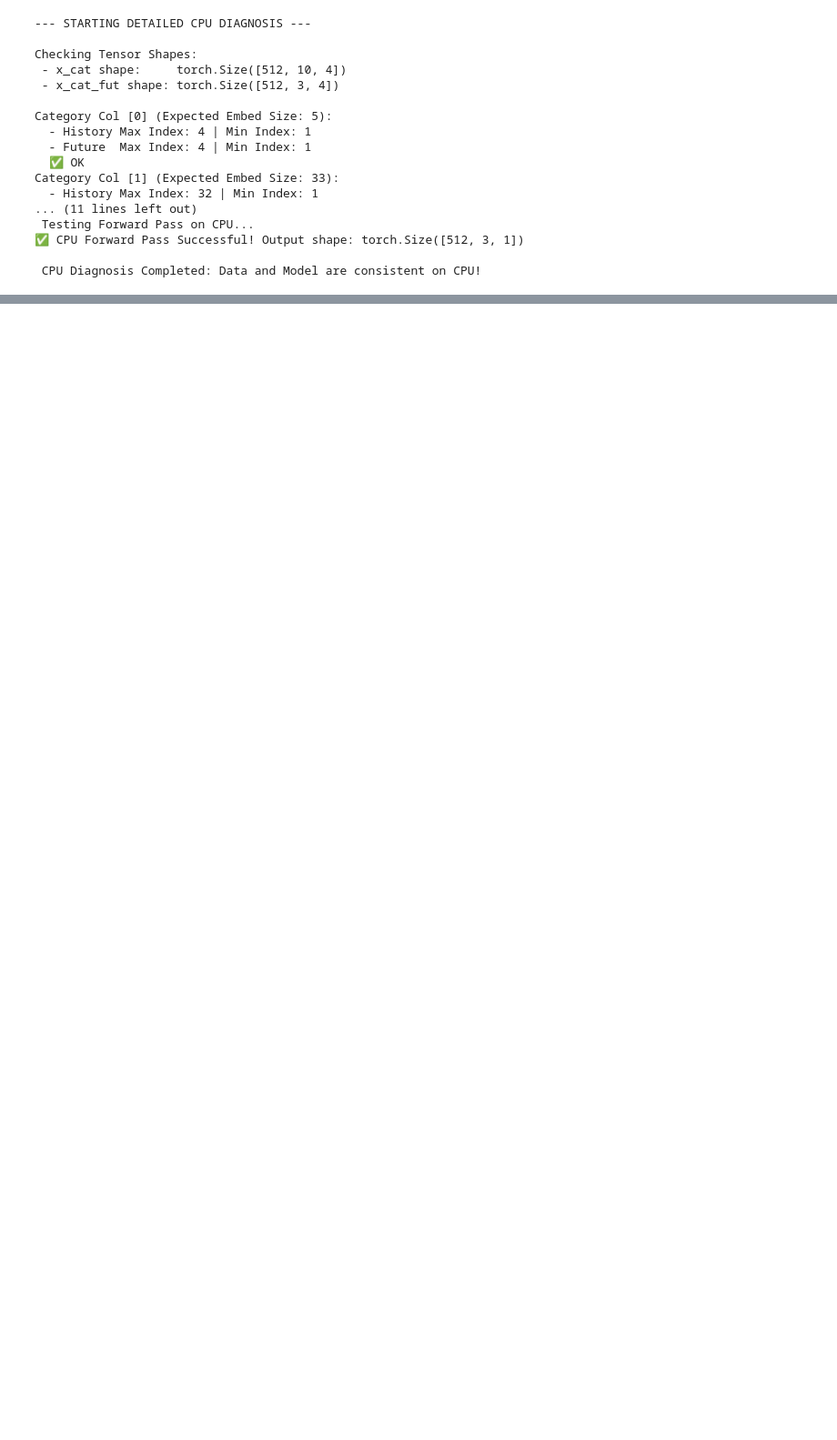
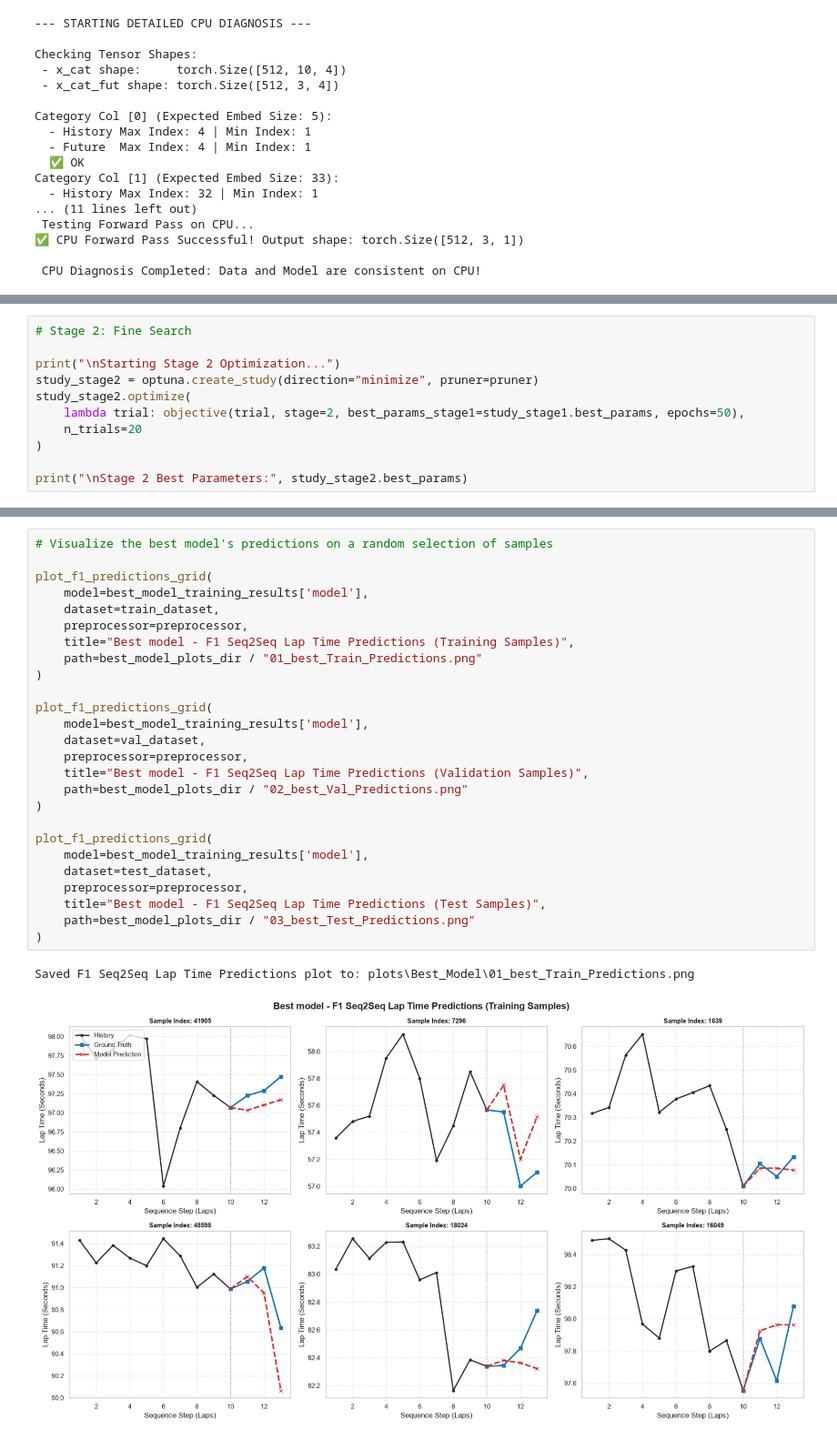
Before and after one commit to BevisWong76/f1-lap-time-predictor, a Jupyter notebook: f1_lap_time_prediction.ipynb, the cells around one changed output, grey strips where cells are left out. Shown at 91% size. Cells and saved outputs as stored; diff of their text form; blank space fills up the shorter version.

```diff
--- a/f1_lap_time_prediction.ipynb
+++ b/f1_lap_time_prediction.ipynb
@@ -2057,0 +2212,11 @@ Saved Residual Distribution Plot to plots\Prediction\04_base_Val_Error_Residual_
+# %%
+# Stage 2: Fine Search
+
+print("\nStarting Stage 2 Optimization...")
+study_stage2 = optuna.create_study(direction="minimize", pruner=pruner)
+study_stage2.optimize(
+    lambda trial: objective(trial, stage=2, best_params_stage1=study_stage1.best_params, epochs=50),
+    n_trials=20
+)
+
+print("\nStage 2 Best Parameters:", study_stage2.best_params)
@@ -2057,0 +2300,29 @@ Saved Residual Distribution Plot to plots\Prediction\04_base_Val_Error_Residual_
+# %%
+# Visualize the best model's predictions on a random selection of samples
+
+plot_f1_predictions_grid(
+    model=best_model_training_results['model'],
+    dataset=train_dataset,
+    preprocessor=preprocessor,
+    title="Best model - F1 Seq2Seq Lap Time Predictions (Training Samples)",
+    path=best_model_plots_dir / "01_best_Train_Predictions.png"
+)
+
+plot_f1_predictions_grid(
+    model=best_model_training_results['model'],
+    dataset=val_dataset,
+    preprocessor=preprocessor,
+    title="Best model - F1 Seq2Seq Lap Time Predictions (Validation Samples)",
+    path=best_model_plots_dir / "02_best_Val_Predictions.png"
+)
+
+plot_f1_predictions_grid(
+    model=best_model_training_results['model'],
+    dataset=test_dataset,
+    preprocessor=preprocessor,
+    title="Best model - F1 Seq2Seq Lap Time Predictions (Test Samples)",
+    path=best_model_plots_dir / "03_best_Test_Predictions.png"
+)
+# %% [output]
+Saved F1 Seq2Seq Lap Time Predictions plot to: plots\Best_Model\01_best_Train_Predictions.png
+[figure, added]
```
Also changed, not shown: parts of 23 cells of this notebook, 28 other files.
